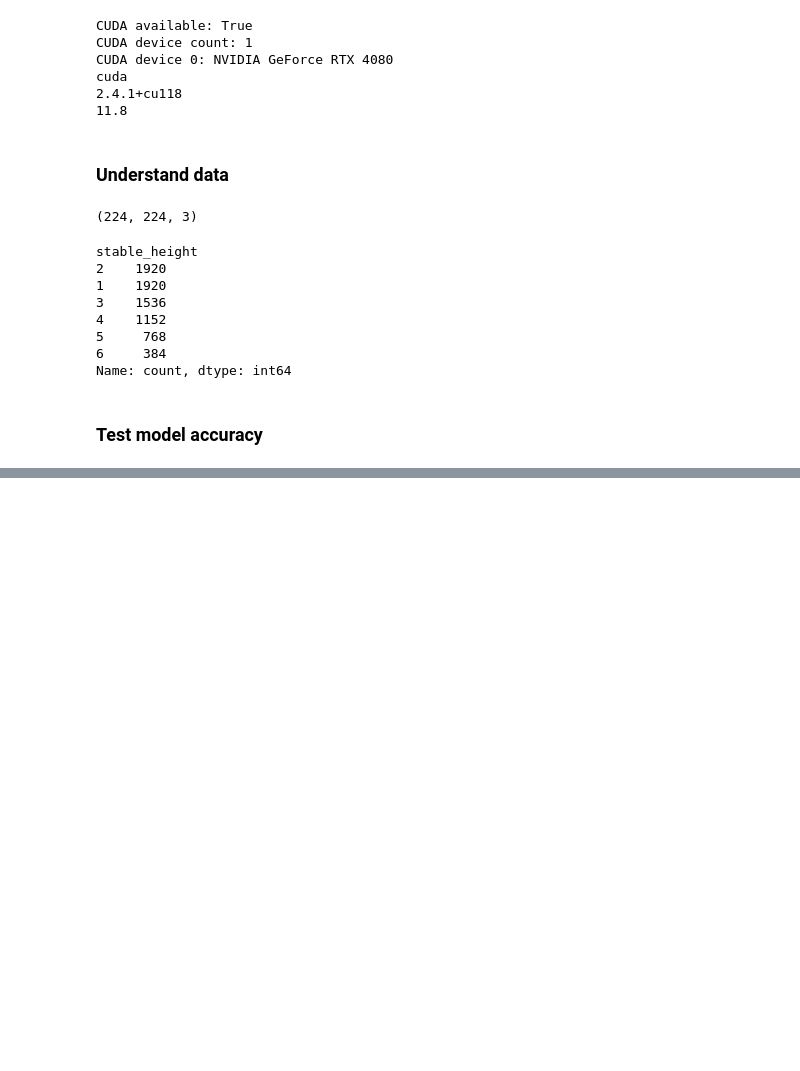
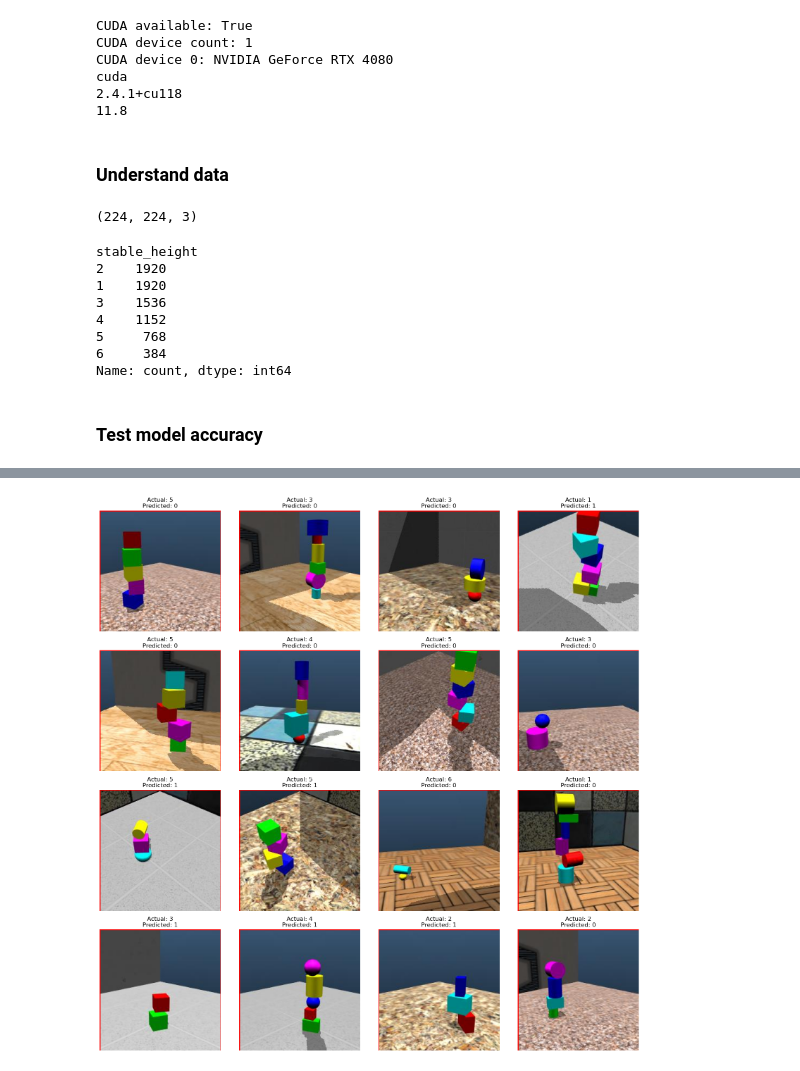
Before and after one commit to GinoShun/Physical-Reasoning-CV-Task, a Jupyter notebook: test.ipynb, the cells around one changed output, grey strips where cells are left out. Drawn from its saved outputs; the diff is of its cells as text; code cells hidden in the pictures; blank space fills up the shorter version.

```diff
--- a/test.ipynb
+++ b/test.ipynb
@@ -63,7 +63,7 @@ device = torch.device("cuda" if torch.cuda.is_available() else "cpu")
 # %%
 # Load the test dataset
 def load_test_data(csv_file, image_dir, batch_size=64):
-    test_dataset = dataset.StackDataset(csv_file=csv_file, image_dir=image_dir, img_size=(224), stable_height = 'stable_height', train=False, testMode=True)
+    test_dataset = dataset.StackDataset(csv_file=csv_file, image_dir=image_dir, img_size=224, stable_height = 'stable_height', train=False, testMode=True)
     test_loader = DataLoader(test_dataset, batch_size=batch_size, shuffle=False, num_workers=4)
     return test_loader
 # %%
@@ -143,0 +161,15 @@ Model Accuracy on Test Set: 11.98%
+# %%
+image_dir='data/test'
+csv_file='data/sample-solution.csv'
+model_path='models/exp9(AdamW_base_exp8)/model_epoch_23.pth'
+
+# load test data
+test_loader = load_test_data(csv_file, image_dir)
+
+# load model
+model = CNN()
+model.load_state_dict(torch.load(model_path, weights_only=True))
+model.to(device)
+
+# get csv result
+generate_predictions(model, test_loader, device)
@@ -143,0 +180,67 @@ Model Accuracy on Test Set: 11.98%
+# %%
+# visualize the predicted label together with the image
+import matplotlib.pyplot as plt
+import matplotlib.patches as patches
+import cv2
+import numpy as np
+
+def visualize_predictions(model, test_loader, device):
+    model.eval()  # Set model to evaluation mode
+    with torch.no_grad():  # Disable gradient calculation for evaluation
+        for inputs, targets in test_loader:
+            # Move data to device
+            inputs, targets = inputs.to(device), targets.to(device)
+            targets = targets.long()  # Ensure targets are long for classification
+
+            # Get model predictions (outputs are logits)
+            outputs = model(inputs)
+
+            # Get the index of the max logit (predicted class for each sample)
+            _, predicted = torch.max(outputs, 1)  # outputs shape: [batch_size, n_classes]
+
+            # Convert tensors to numpy arrays
+            inputs = inputs.cpu().numpy()
+            targets = targets.cpu().numpy()
+            predicted = predicted.cpu().numpy()
+
+            # Plot the images and labels
+            fig, axes = plt.subplots(4, 4, figsize=(16, 16))
+            for i, ax in enumerate(axes.flat):
+                # Un-normalize the image
+                img = inputs[i].transpose((1, 2, 0))
+                img = (img * 255).astype(np.uint8)
+
+                # Get the label
+                target_label = targets[i]
+                predicted_label = predicted[i]
+
+                # Plot the image
+                ax.imshow(img)
+
+                # Set the title for the image
+                ax.set_title(f"Actual: {target_label}\nPredicted: {predicted_label}")
+
+                # Turn off axis lines and labels
+                ax.axis('off')
+
+                # Draw a rectangle around the predicted label
+                rect = patches.Rectangle((0, 0), 224, 224, linewidth=2, edgecolor='r', facecolor='none')
+                ax.add_patch(rect)
+
+            plt.tight_layout()
+            plt.show()
+            break  # Break after first batch
+
+# Load the test data
+test_loader = load_test_data(csv_file, image_dir, batch_size=16)
+
+# Load the model
+from backbones.baseline_SE import CNN
+model = CNN()  # Initialize model
+model.load_state_dict(torch.load(model_path, weights_only=True))  # Load saved weights
+model.to(device)  # Move model to the device
+
+# Visualize predictions
+visualize_predictions(model, test_loader, device)
+# %% [output]
+[figure, added]
```
Also changed, not shown: parts of 7 cells of this notebook, 9 other files.
